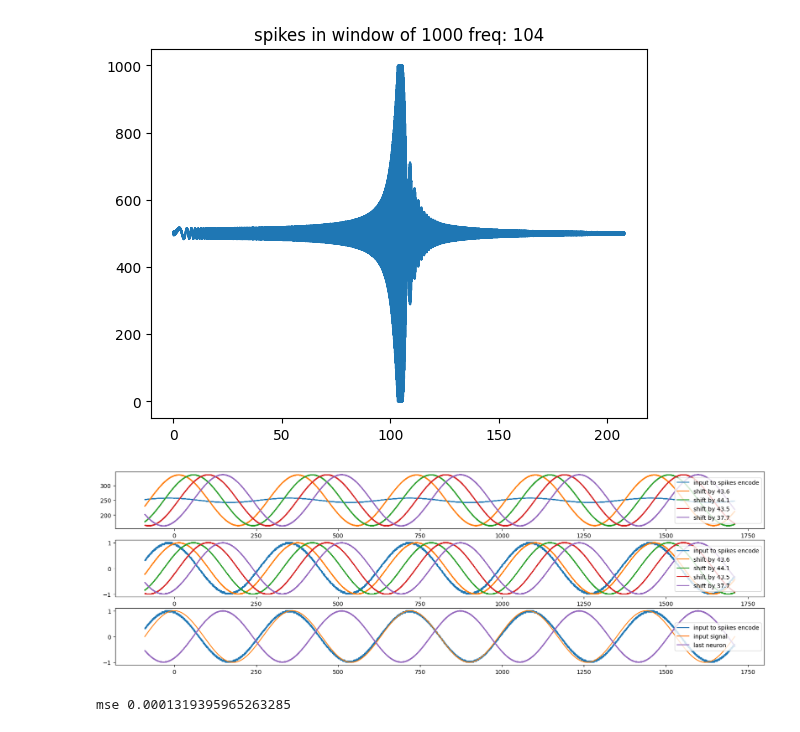
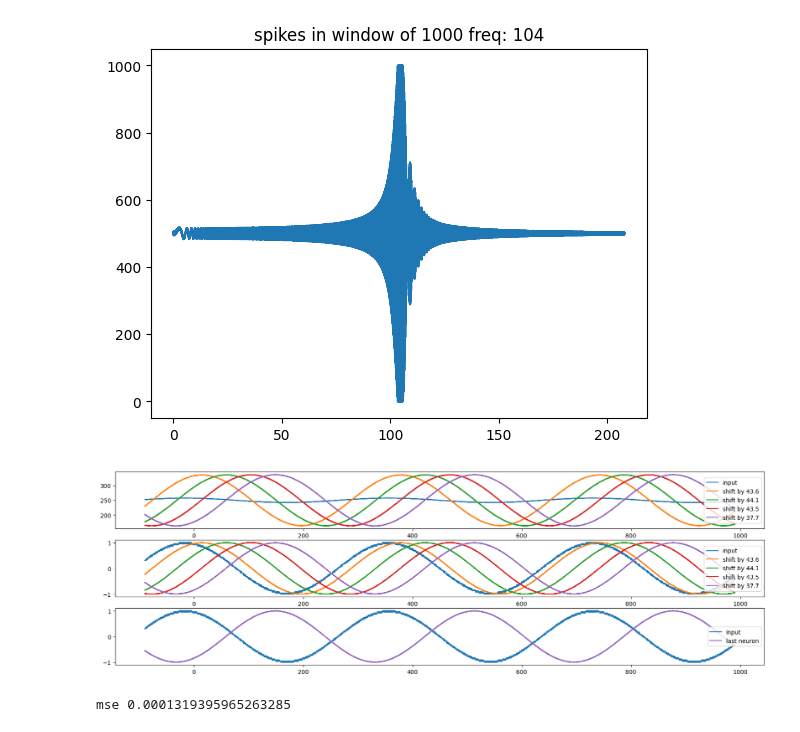
Before and after one commit to yakir4123/SNN-SCTN, a Jupyter notebook: notebooks/resonator_test_sine.ipynb, the cells around one changed output. Drawn from its saved outputs; the diff is of its cells as text; code cells hidden in the pictures.

```diff
--- a/notebooks/resonator_test_sine.ipynb
+++ b/notebooks/resonator_test_sine.ipynb
@@ -143,7 +143,7 @@ plot_network(my_resonator)
 from snn.resonator import create_base_resonator
 
 clk_freq = 1536000
-resonator_freq = '104'
+resonator_freq = 104
 # clk_freq = 76800
 duration = 1.5
 # resonator_freq = '5.900'
@@ -185,6 +185,10 @@ for i in neurons_log_spikes:
     y_spikes = np.zeros(int(clk_freq / signal_freq))
     y_spikes[y_events] = 1
     y_spikes_rollsum = np.convolve(y_spikes, np.ones(spikes_window_size, dtype=int), 'valid')
+    if i == 0:
+        for j in range(10):
+            y_spikes_rollsum = np.convolve(y_spikes_rollsum, np.array([1, 2, 4, 2, 1])/10, 'valid')
+
     max_spikes = np.max(y_spikes_rollsum)
     min_spikes = np.min(y_spikes_rollsum)
 
@@ -341,11 +345,13 @@ custom_resonator_output_spikes(resonator, freq0, clk_freq, sample_rate=1, step=1
 # %%
 duration = 3
 
-resonator_freq = '104'
+# resonator_freq = '104'
+resonator_freq = 104
 clk_freq = 1536000
 my_resonator = create_base_resonator(freq0=resonator_freq, clk_freq=clk_freq)
 
 signal_freq = 104
+cycles = 3
 
 neurons_log_spikes = range(5)
 for i in neurons_log_spikes:
@@ -362,46 +368,44 @@ my_resonator.input_full_data(sine_wave)
 spikes_window_size = 500
 fig, axs = plt.subplots(3, 1, figsize=(20, 6))
 labels0 = [
-    'input to spikes encode',
+    'input',
     'shift by 43.6',
     'shift by 44.1',
     'shift by 43.5',
     'shift by 37.7',
 ]
 for i in neurons_log_spikes:
     if i == 0:
         spikes_window_size = 1500
     else:
         spikes_window_size = 500
     output_neuron = my_resonator.neurons[i]
     y_events = output_neuron.out_spikes()
-    y_events = y_events[(y_events > (duration - (7/signal_freq)) * clk_freq) & (y_events < (duration - (2/signal_freq)) * clk_freq)]
+    y_events = y_events[(y_events > (duration - ((6+cycles)/signal_freq)) * clk_freq) & (y_events < (duration - (6/signal_freq)) * clk_freq)]
     y_events -= y_events[0]
-    y_spikes = np.zeros(int(5 * clk_freq / signal_freq + 1))
+    y_spikes = np.zeros(int(cycles * clk_freq / signal_freq + 1))
     y_spikes[y_events] = 1
     y_spikes_rollsum = np.convolve(y_spikes, np.ones(spikes_window_size, dtype=int), 'valid')
     max_spikes = np.max(y_spikes_rollsum)
     min_spikes = np.min(y_spikes_rollsum)
     normalize_roll = (y_spikes_rollsum-min_spikes)/(max_spikes - min_spikes)
     normalize_roll = normalize_roll*2-1
     pivot = 90
 
     if i == 0:
-        axs[2].plot(np.linspace(0 - pivot, 5 * 360 - pivot, len(normalize_roll)), normalize_roll, label=labels0[i])
-        sine_wave = sine_wave[-int((7/signal_freq) * clk_freq):-int((2/signal_freq) * clk_freq)]
-        axs[2].plot(np.linspace(0 - pivot, 5 * 360 - pivot, len(sine_wave)), sine_wave, label='input signal')
+        axs[2].plot(np.linspace(0 - pivot, cycles * 360 - pivot, len(normalize_roll)), normalize_roll, label=labels0[i])
         y_spikes_rollsum /= 3
-    axs[0].plot(np.linspace(0 - pivot, 5 * 360 - pivot, len(y_spikes_rollsum)), y_spikes_rollsum, label=labels0[i])
-    axs[1].plot(np.linspace(0 - pivot, 5 * 360 - pivot, len(normalize_roll)), normalize_roll, label=labels0[i])
+    axs[0].plot(np.linspace(0 - pivot, cycles * 360 - pivot, len(y_spikes_rollsum)), y_spikes_rollsum, label=labels0[i])
+    axs[1].plot(np.linspace(0 - pivot, cycles * 360 - pivot, len(normalize_roll)), normalize_roll, label=labels0[i])
     if i == 4:
-        axs[2].plot(np.linspace(0 - pivot, 5 * 360 - pivot, len(normalize_roll)), normalize_roll, label=f'last neuron', color='tab:purple')
+        axs[2].plot(np.linspace(0 - pivot, cycles * 360 - pivot, len(normalize_roll)), normalize_roll, label=f'last neuron', color='tab:purple')
 
 axs[0].legend(loc='right')
 axs[1].legend(loc='right')
 axs[2].legend(loc='right')
 plt.show()
 # %% [output]
-[figure, old version]
+[figure, new version]
 # %%
 output_neuron = my_resonator.neurons[0]
 y_events = output_neuron.out_spikes()
```
Also changed, not shown: parts of 2 cells of this notebook, 1 other file.
